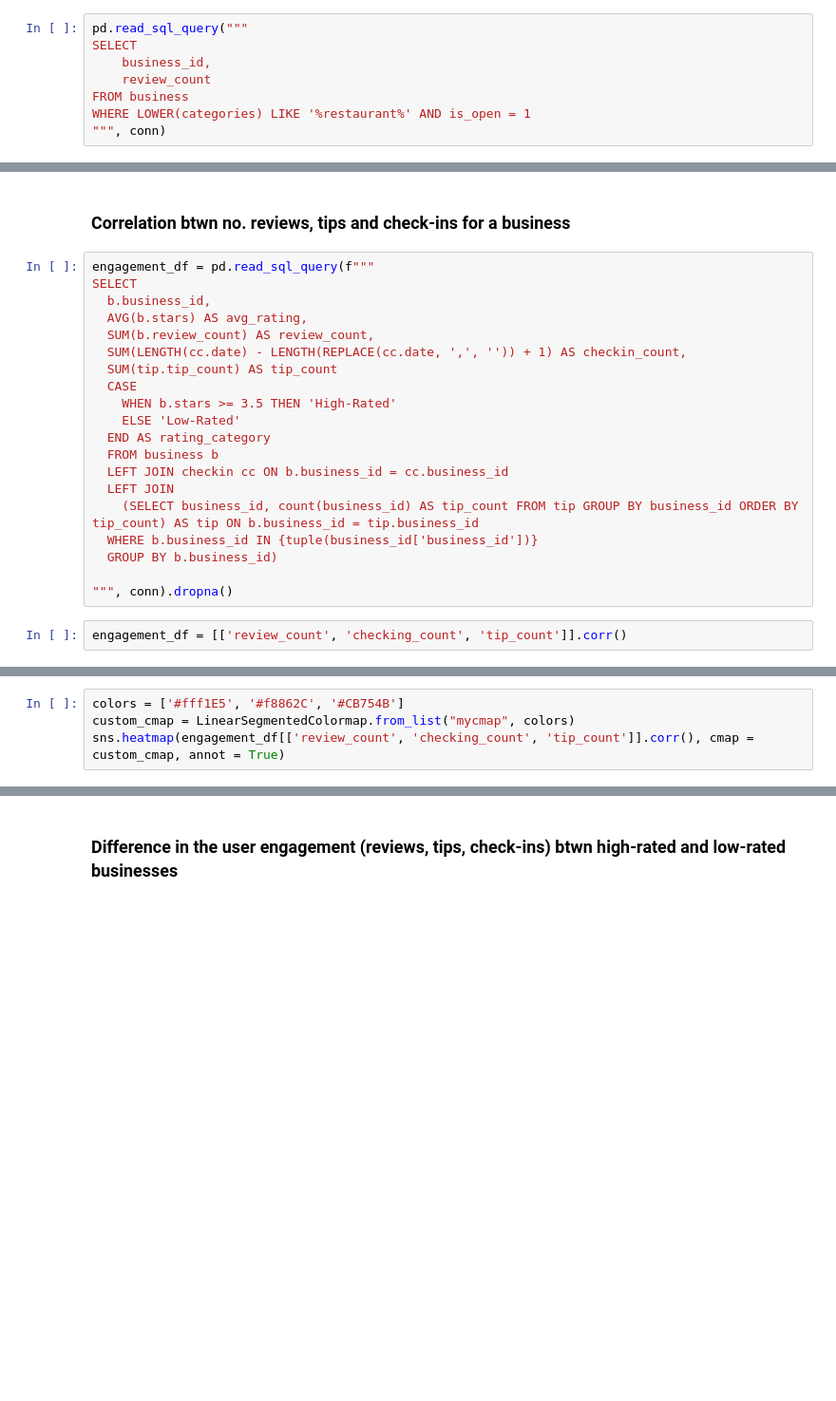
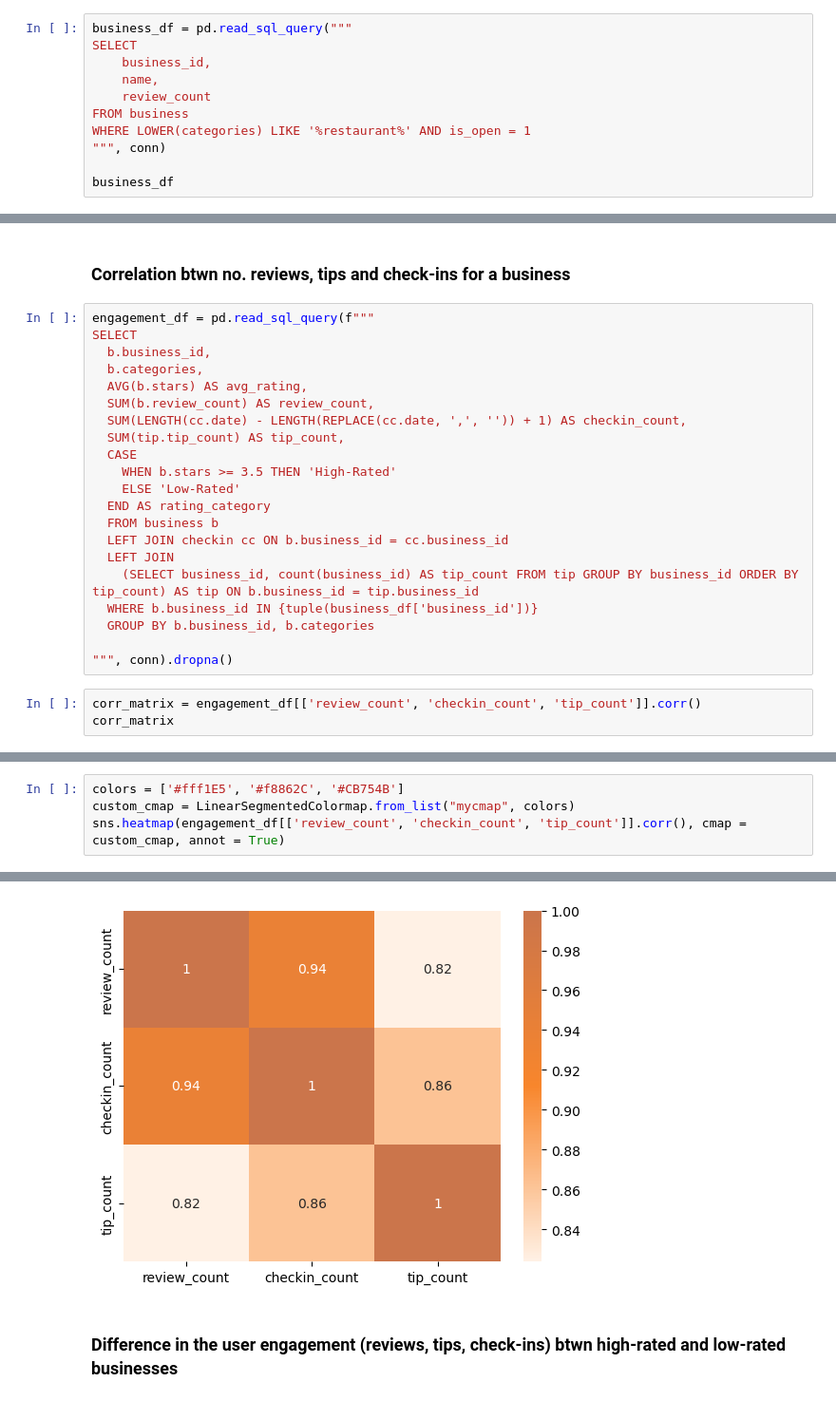
Before and after one commit to sharlynmuturi/data-engineering-and-analytics-projects, a Jupyter notebook: yelp-user-engagement-analysis/analysis.ipynb, the cells around one changed output, grey strips where cells are left out. Shown at 95% size. Drawn from its saved outputs; the diff is of its cells as text; blank space fills up the shorter version.

```diff
--- a/yelp-user-engagement-analysis/analysis.ipynb
+++ b/yelp-user-engagement-analysis/analysis.ipynb
@@ -27,10 +69,13 @@ pd.read_sql_query("SELECT COUNT(*) FROM business", conn)
 # %% [markdown]
 ### Checking for open restaurant businesses
 # %%
-pd.read_sql_query("""
+business_df = pd.read_sql_query("""
 SELECT
     business_id,
+    name,
     review_count
 FROM business
 WHERE LOWER(categories) LIKE '%restaurant%' AND is_open = 1
 """, conn)
+
+business_df
@@ -189,10 +302,11 @@ plt.show()
 engagement_df = pd.read_sql_query(f"""
 SELECT
   b.business_id,
+  b.categories,
   AVG(b.stars) AS avg_rating,
   SUM(b.review_count) AS review_count,
   SUM(LENGTH(cc.date) - LENGTH(REPLACE(cc.date, ',', '')) + 1) AS checkin_count,
-  SUM(tip.tip_count) AS tip_count
+  SUM(tip.tip_count) AS tip_count,
   CASE
     WHEN b.stars >= 3.5 THEN 'High-Rated'
     ELSE 'Low-Rated'
@@ -201,9 +315,10 @@ SELECT
   LEFT JOIN checkin cc ON b.business_id = cc.business_id
   LEFT JOIN
     (SELECT business_id, count(business_id) AS tip_count FROM tip GROUP BY business_id ORDER BY tip_count) AS tip ON b.business_id = tip.business_id
-  WHERE b.business_id IN {tuple(business_id['business_id'])}
-  GROUP BY b.business_id)
+  WHERE b.business_id IN {tuple(business_df['business_id'])}
+  GROUP BY b.business_id, b.categories
 
 """, conn).dropna()
 # %%
-engagement_df = [['review_count', 'checking_count', 'tip_count']].corr()
+corr_matrix = engagement_df[['review_count', 'checkin_count', 'tip_count']].corr()
+corr_matrix
@@ -210,4 +330,5 @@ engagement_df = [['review_count', 'checking_count', 'tip_count']].corr()
 # %%
 colors = ['#fff1E5', '#f8862C', '#CB754B']
 custom_cmap = LinearSegmentedColormap.from_list("mycmap", colors)
-sns.heatmap(engagement_df[['review_count', 'checking_count', 'tip_count']].corr(), cmap = custom_cmap, annot = True)
+sns.heatmap(engagement_df[['review_count', 'checkin_count', 'tip_count']].corr(), cmap = custom_cmap, annot = True)
+# %% [output]
@@ -214,3 +336,4 @@ sns.heatmap(engagement_df[['review_count', 'checking_count', 'tip_count']].corr(
+[figure, added]
 # %% [markdown]
 ### Difference in the user engagement (reviews, tips, check-ins) btwn high-rated and low-rated businesses
 # %%
```
Also changed, not shown: parts of 38 cells of this notebook, 2 other files.
